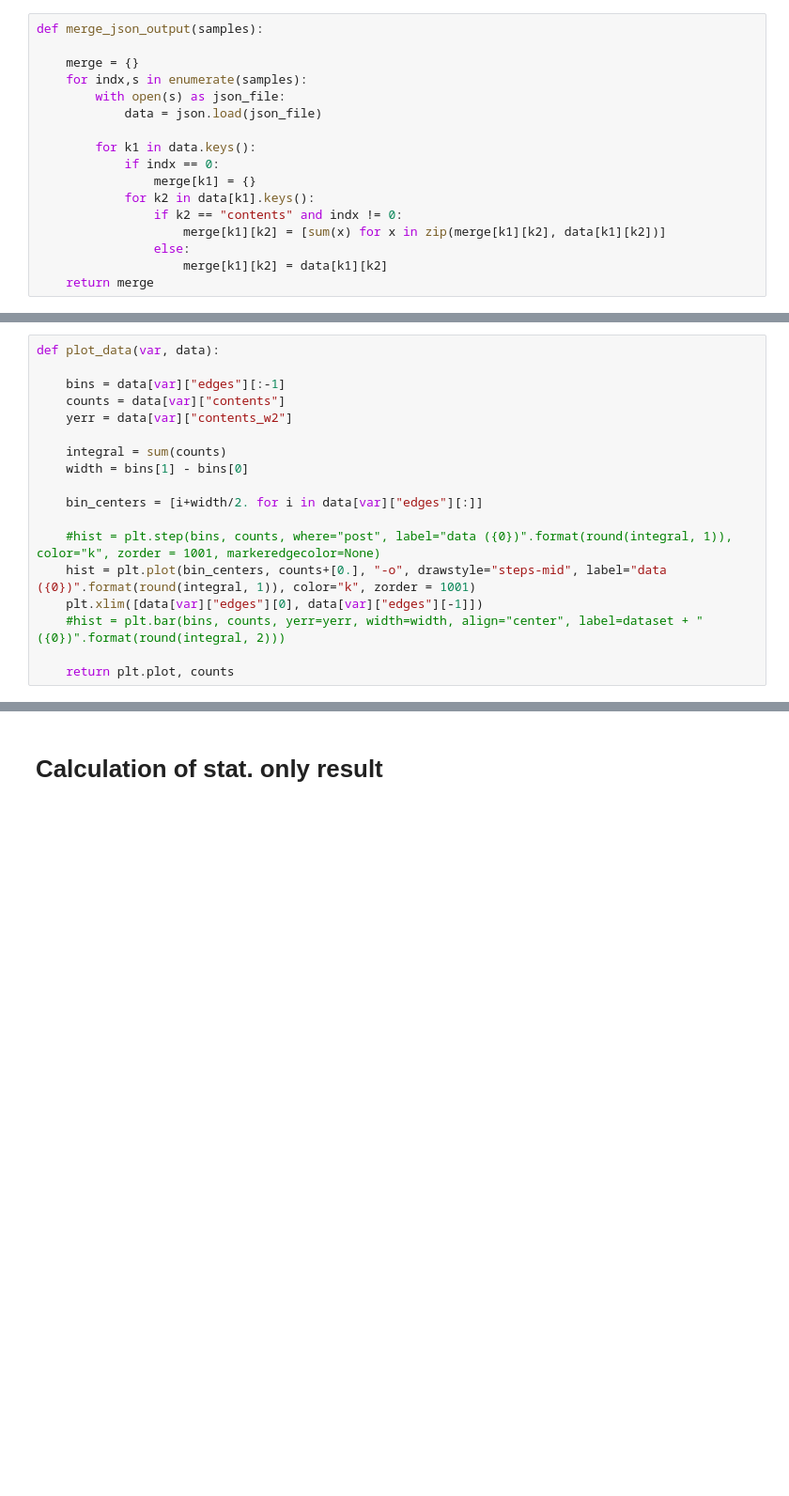
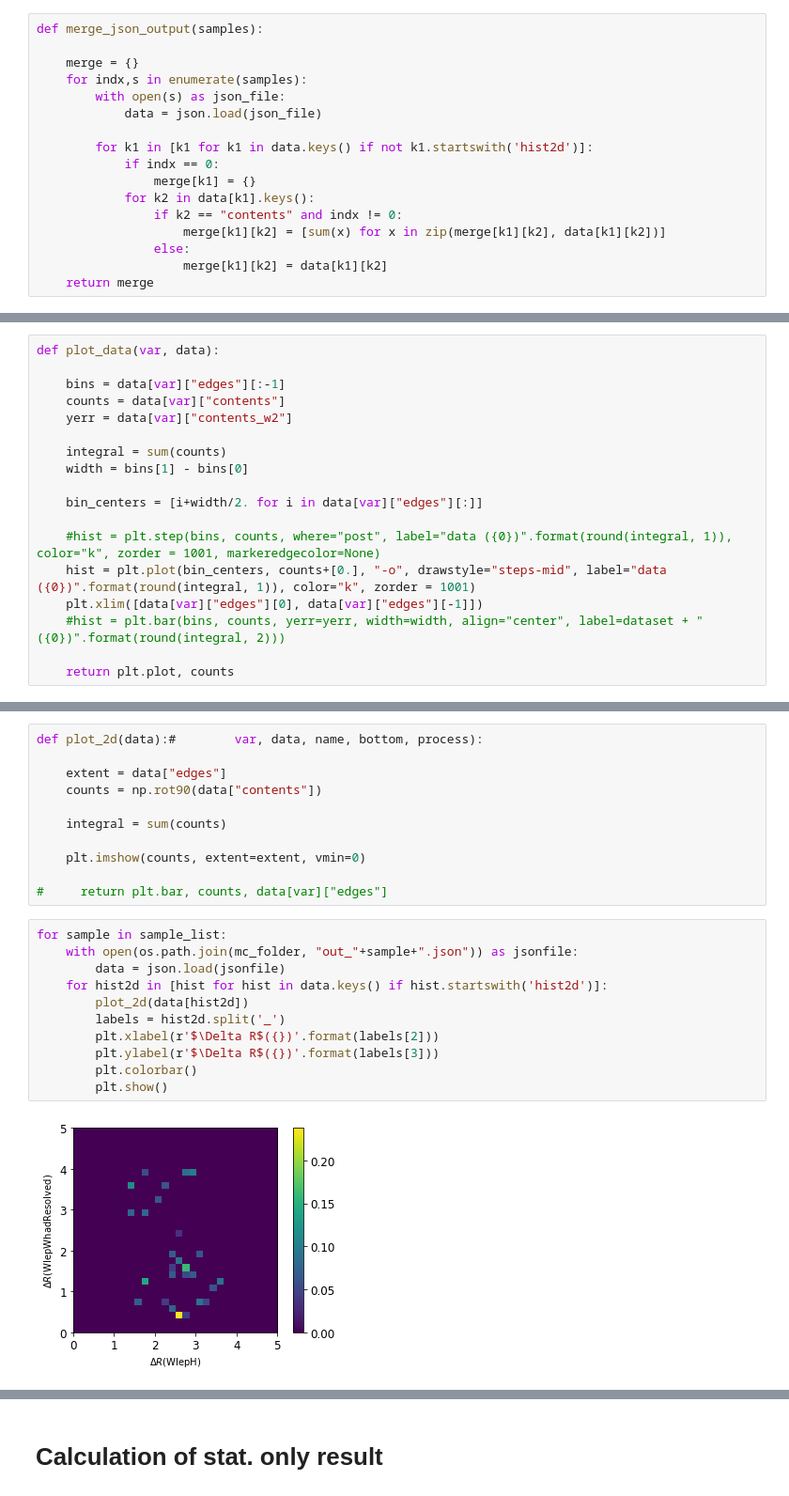
Before and after one commit to druini/hepaccelerate, a Jupyter notebook: EvaluateResults.ipynb, the cells around one changed output, grey strips where cells are left out. Shown: that part at 94% size. Cells and saved outputs as stored; diff of their text form; blank space fills up the shorter version.

```diff
--- a/EvaluateResults.ipynb
+++ b/EvaluateResults.ipynb
@@ -39,7 +40,7 @@ def merge_json_output(samples):
         with open(s) as json_file:
             data = json.load(json_file)
 
-        for k1 in data.keys():
+        for k1 in [k1 for k1 in data.keys() if not k1.startswith('hist2d')]:
             if indx == 0:
                 merge[k1] = {}
             for k2 in data[k1].keys():
@@ -278,0 +302,24 @@ for cat in ["boosted_higgs_only", "boosted_higgs_or_W"]:
+# %%
+def plot_2d(data):#        var, data, name, bottom, process):
+
+    extent = data["edges"]
+    counts = np.rot90(data["contents"])
+
+    integral = sum(counts)
+
+    plt.imshow(counts, extent=extent, vmin=0)
+
+#     return plt.bar, counts, data[var]["edges"]
+# %%
+for sample in sample_list:
+    with open(os.path.join(mc_folder, "out_"+sample+".json")) as jsonfile:
+        data = json.load(jsonfile)
+    for hist2d in [hist for hist in data.keys() if hist.startswith('hist2d')]:
+        plot_2d(data[hist2d])
+        labels = hist2d.split('_')
+        plt.xlabel(r'$\Delta R$({})'.format(labels[2]))
+        plt.ylabel(r'$\Delta R$({})'.format(labels[3]))
+        plt.colorbar()
+        plt.show()
+# %% [output]
+[figure, added]
```
Also changed, not shown: parts of 7 cells of this notebook, 6 other files.
